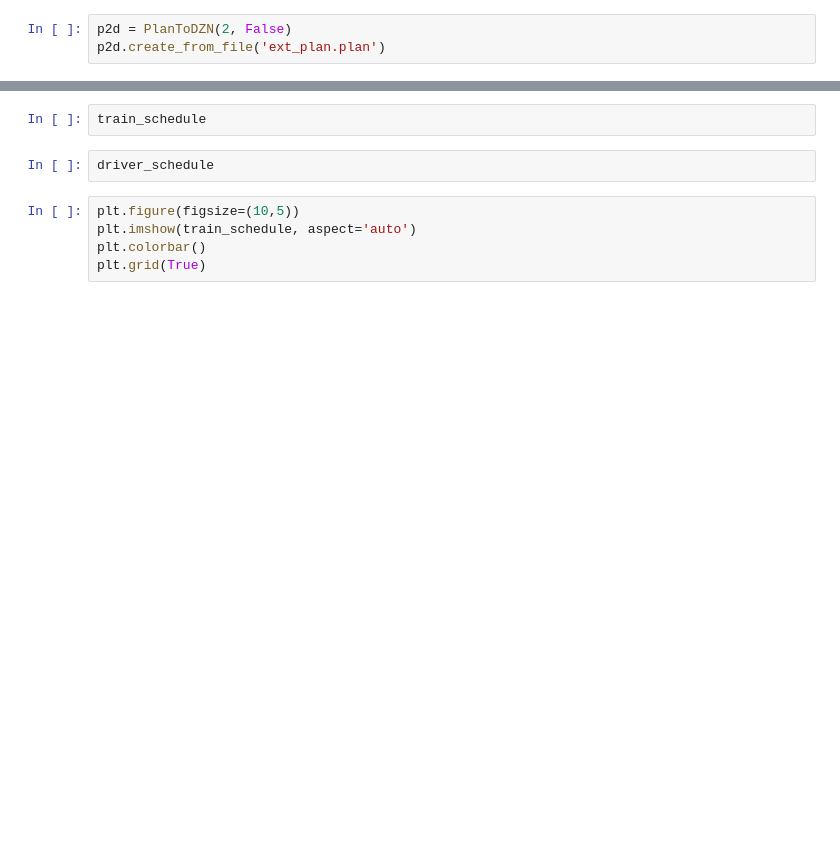
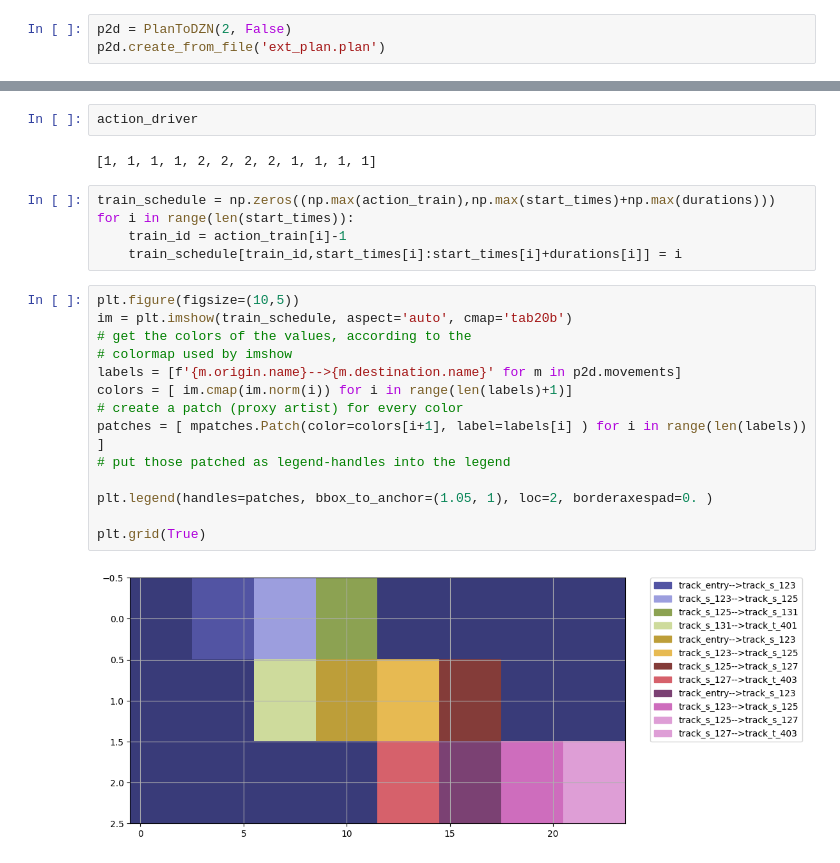
Before and after one commit to LonyuNaz/tusp-cp-postprocessing, a Jupyter notebook: test.ipynb, the cells around one changed output, grey strips where cells are left out. Saved outputs shown, nothing was run; the diff lists cells and outputs as text; blank space fills up the shorter version.

```diff
--- a/test.ipynb
+++ b/test.ipynb
@@ -17,12 +17,28 @@ KeyError: 'default'
-# %%
-train_schedule
-# %%
-driver_schedule
-# %%
-plt.figure(figsize=(10,5))
-plt.imshow(train_schedule, aspect='auto')
-plt.colorbar()
-plt.grid(True)
+# %%
+action_driver
+# %% [output]
+[1, 1, 1, 1, 2, 2, 2, 2, 1, 1, 1, 1]
+# %%
+train_schedule = np.zeros((np.max(action_train),np.max(start_times)+np.max(durations)))
+for i in range(len(start_times)):
+    train_id = action_train[i]-1
+    train_schedule[train_id,start_times[i]:start_times[i]+durations[i]] = i
+# %%
+plt.figure(figsize=(10,5))
+im = plt.imshow(train_schedule, aspect='auto', cmap='tab20b')
+# get the colors of the values, according to the
+# colormap used by imshow
+labels = [f'{m.origin.name}-->{m.destination.name}' for m in p2d.movements]
+colors = [ im.cmap(im.norm(i)) for i in range(len(labels)+1)]
+# create a patch (proxy artist) for every color
+patches = [ mpatches.Patch(color=colors[i+1], label=labels[i] ) for i in range(len(labels)) ]
+# put those patched as legend-handles into the legend
+
+plt.legend(handles=patches, bbox_to_anchor=(1.05, 1), loc=2, borderaxespad=0. )
+
+plt.grid(True)
+# %% [output]
+[figure, added]
 # %%
 plt.figure(figsize=(20,5))
 plt.imshow(driver_schedule, aspect=5)
```
Also changed, not shown: parts of 3 cells of this notebook, 5 other files.
